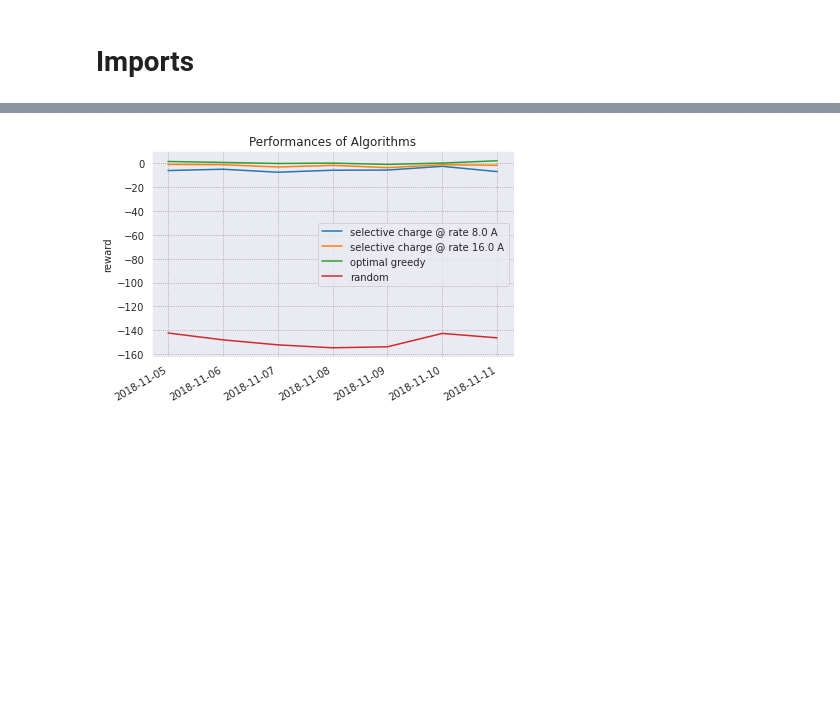
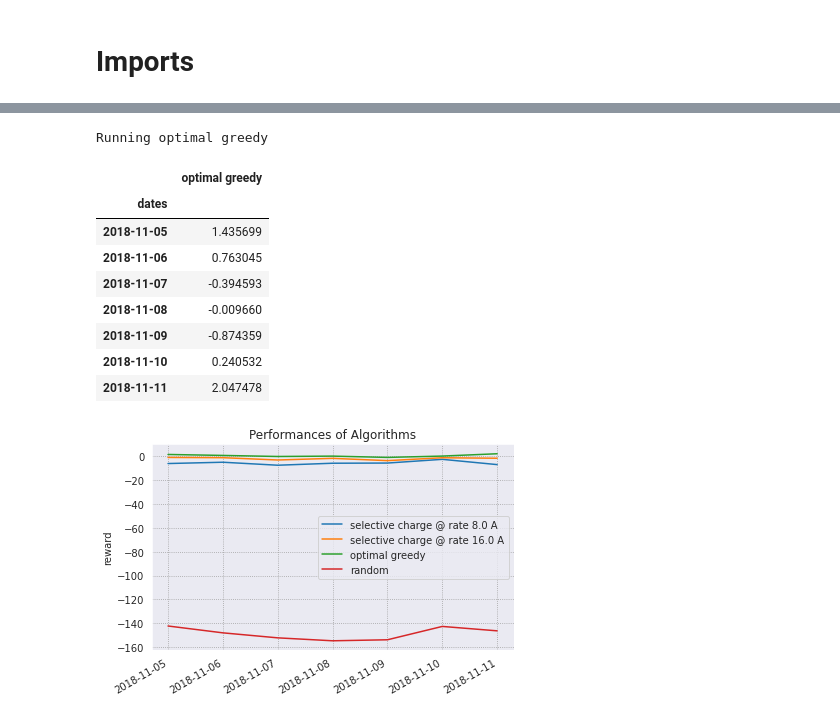
Before and after one commit to chrisyeh96/sustaingym, a Jupyter notebook: examples/baseline_algos.ipynb, the cells around one changed output, grey strips where cells are left out. Drawn from its saved outputs; the diff is of its cells as text; code cells hidden in the pictures; blank space fills up the shorter version.

```diff
--- a/examples/baseline_algos.ipynb
+++ b/examples/baseline_algos.ipynb
@@ -74,3 +69,17 @@ Running random
+# %%
+heuristics_rewards = collect_rewards(algs)
+heuristics_rewards
+# %% [output]
+Running optimal greedy
+|  | optimal greedy |
+| dates |  |
+| 2018-11-05 | 1.435699 |
+| 2018-11-06 | 0.763045 |
+| 2018-11-07 | -0.394593 |
+| 2018-11-08 | -0.009660 |
+| 2018-11-09 | -0.874359 |
+| 2018-11-10 | 0.240532 |
+| 2018-11-11 | 2.047478 |
 # %%
 plt.title("Performances of Algorithms")
 for col in heuristics_rewards.columns:
```
Also changed, not shown: parts of 2 cells of this notebook, 3 other files.
